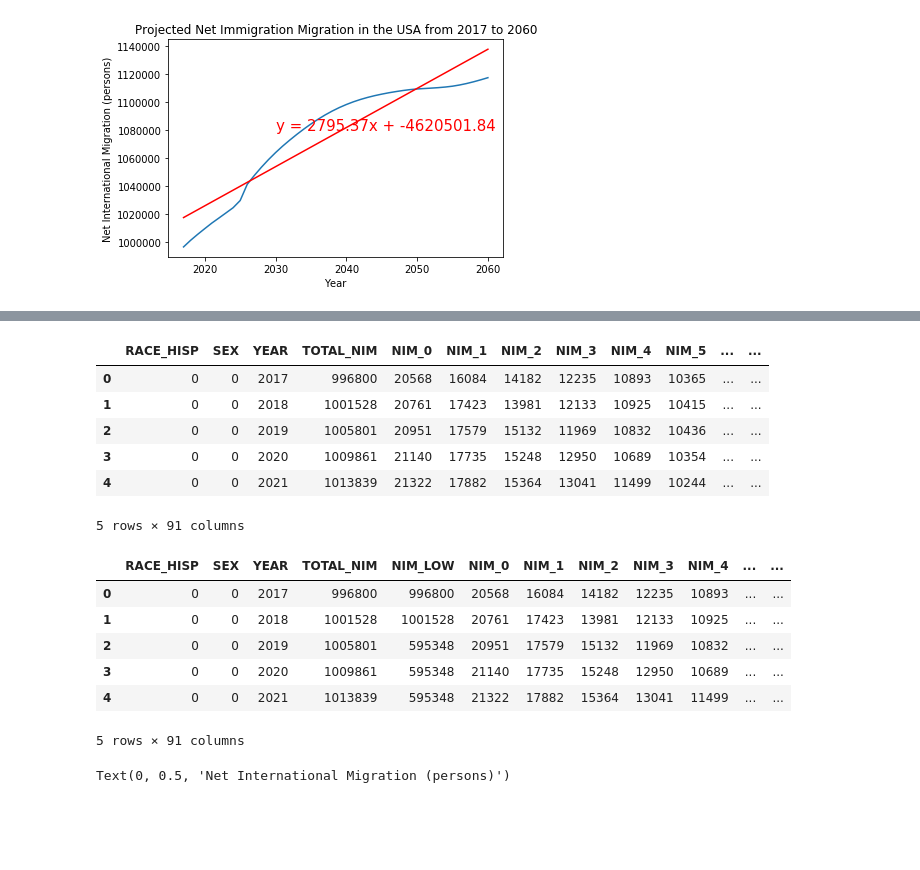
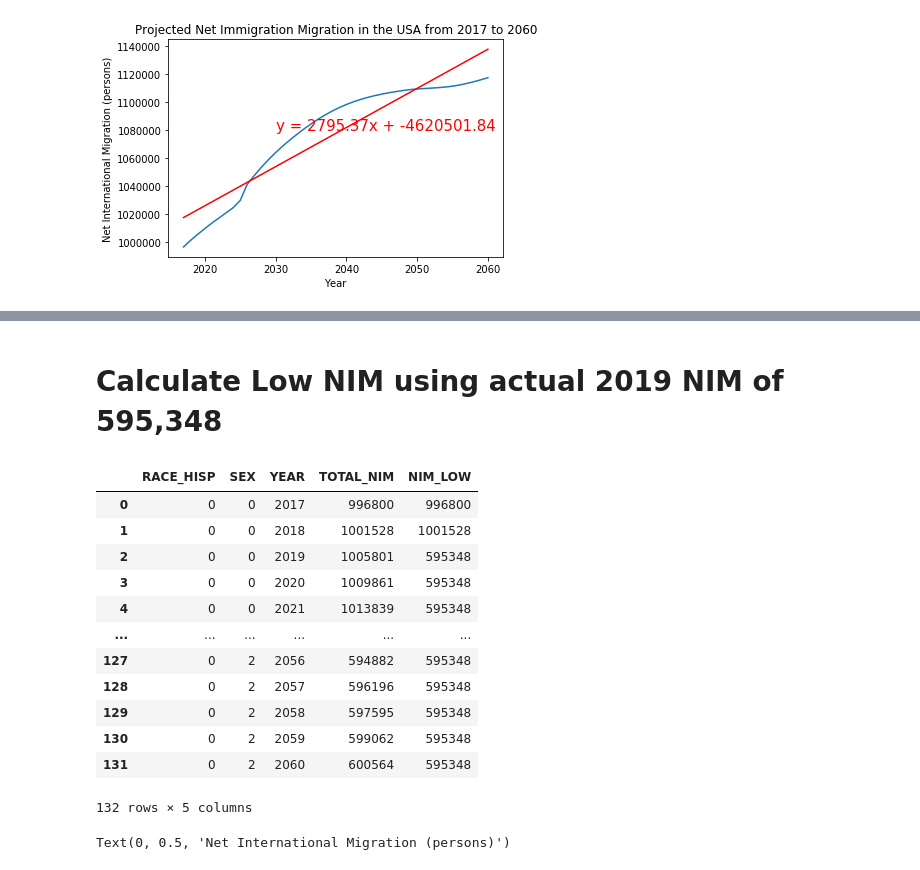
Before and after one commit to plowden/project-1-group-6, a Jupyter notebook: Net International Migration.ipynb, the cells around one changed output, grey strips where cells are left out. Cells and saved outputs as stored; diff of their text form; code cells hidden in the pictures; blank space fills up the shorter version.

```diff
--- a/Net International Migration.ipynb
+++ b/Net International Migration.ipynb
@@ -77,41 +196,31 @@ The r-squared is: 0.936023542745225
+# %% [markdown]
+# Calculate Low NIM using actual 2019 NIM of 595,348
 # %%
-# create new column with low NIM projected rates by freezing real-time
+# first, create new df for low NIM and filter to show all races
+low_nim_df = nim_df.loc[(nim_df['RACE_HISP'] == 0),:]
+low_nim_df
+
+# second, create new column with low NIM projected rates by freezing real-time
 # 2019 NIM rates of 595,348 for all years from 2019 to 2060. NIM rates for
 # before 2019 to be the same as historical rates.
-nim_df_mf['NIM_LOW'] = np.where(nim_df_mf['YEAR']>2018, 595348, nim_df_mf['TOTAL_NIM'])
-nim_df_mf.head()
+low_nim_df['NIM_LOW'] = np.where(low_nim_df['YEAR']>2018, 595348, low_nim_df['TOTAL_NIM'])
+low_nim_df.head()
+
+# remove unnecessary columns
+low_nim_df = low_nim_df[['RACE_HISP', 'SEX', 'YEAR', 'TOTAL_NIM','NIM_LOW']]
+low_nim_df
 # %% [output]
-|  | RACE_HISP | SEX | YEAR | TOTAL_NIM | NIM_0 | NIM_1 | NIM_2 | NIM_3 | NIM_4 | NIM_5 | ... | ... |
-| 0 | 0 | 0 | 2017 | 996800 | 20568 | 16084 | 14182 | 12235 | 10893 | 10365 | ... | ... |
-| 1 | 0 | 0 | 2018 | 1001528 | 20761 | 17423 | 13981 | 12133 | 10925 | 10415 | ... | ... |
-| 2 | 0 | 0 | 2019 | 1005801 | 20951 | 17579 | 15132 | 11969 | 10832 | 10436 | ... | ... |
-| 3 | 0 | 0 | 2020 | 1009861 | 21140 | 17735 | 15248 | 12950 | 10689 | 10354 | ... | ... |
-| 4 | 0 | 0 | 2021 | 1013839 | 21322 | 17882 | 15364 | 13041 | 11499 | 10244 | ... | ... |
+|  | RACE_HISP | SEX | YEAR | TOTAL_NIM | NIM_LOW |
+| 0 | 0 | 0 | 2017 | 996800 | 996800 |
+| 1 | 0 | 0 | 2018 | 1001528 | 1001528 |
+| 2 | 0 | 0 | 2019 | 1005801 | 595348 |
+| 3 | 0 | 0 | 2020 | 1009861 | 595348 |
+| 4 | 0 | 0 | 2021 | 1013839 | 595348 |
+| ... | ... | ... | ... | ... | ... |
+| 127 | 0 | 2 | 2056 | 594882 | 595348 |
+| 128 | 0 | 2 | 2057 | 596196 | 595348 |
+| 129 | 0 | 2 | 2058 | 597595 | 595348 |
+| 130 | 0 | 2 | 2059 | 599062 | 595348 |
+| 131 | 0 | 2 | 2060 | 600564 | 595348 |
-5 rows × 91 columns
+132 rows × 5 columns
-# %%
-# reorganize columns
-nim_df_mf.columns
-
-nim_df_mf = nim_df_mf[['RACE_HISP', 'SEX', 'YEAR', 'TOTAL_NIM','NIM_LOW', 'NIM_0', 'NIM_1', 'NIM_2',
-       'NIM_3', 'NIM_4', 'NIM_5', 'NIM_6', 'NIM_7', 'NIM_8', 'NIM_9', 'NIM_10',
-       'NIM_11', 'NIM_12', 'NIM_13', 'NIM_14', 'NIM_15', 'NIM_16', 'NIM_17',
-       'NIM_18', 'NIM_19', 'NIM_20', 'NIM_21', 'NIM_22', 'NIM_23', 'NIM_24',
-       'NIM_25', 'NIM_26', 'NIM_27', 'NIM_28', 'NIM_29', 'NIM_30', 'NIM_31',
-       'NIM_32', 'NIM_33', 'NIM_34', 'NIM_35', 'NIM_36', 'NIM_37', 'NIM_38',
-       'NIM_39', 'NIM_40', 'NIM_41', 'NIM_42', 'NIM_43', 'NIM_44', 'NIM_45',
-       'NIM_46', 'NIM_47', 'NIM_48', 'NIM_49', 'NIM_50', 'NIM_51', 'NIM_52',
-       'NIM_53', 'NIM_54', 'NIM_55', 'NIM_56', 'NIM_57', 'NIM_58', 'NIM_59',
-       'NIM_60', 'NIM_61', 'NIM_62', 'NIM_63', 'NIM_64', 'NIM_65', 'NIM_66',
-       'NIM_67', 'NIM_68', 'NIM_69', 'NIM_70', 'NIM_71', 'NIM_72', 'NIM_73',
-       'NIM_74', 'NIM_75', 'NIM_76', 'NIM_77', 'NIM_78', 'NIM_79', 'NIM_80',
-       'NIM_81', 'NIM_82', 'NIM_83', 'NIM_84', 'NIM_85']]
-nim_df_mf.head()
-# %% [output]
-|  | RACE_HISP | SEX | YEAR | TOTAL_NIM | NIM_LOW | NIM_0 | NIM_1 | NIM_2 | NIM_3 | NIM_4 | ... | ... |
-| 0 | 0 | 0 | 2017 | 996800 | 996800 | 20568 | 16084 | 14182 | 12235 | 10893 | ... | ... |
-| 1 | 0 | 0 | 2018 | 1001528 | 1001528 | 20761 | 17423 | 13981 | 12133 | 10925 | ... | ... |
-| 2 | 0 | 0 | 2019 | 1005801 | 595348 | 20951 | 17579 | 15132 | 11969 | 10832 | ... | ... |
-| 3 | 0 | 0 | 2020 | 1009861 | 595348 | 21140 | 17735 | 15248 | 12950 | 10689 | ... | ... |
-| 4 | 0 | 0 | 2021 | 1013839 | 595348 | 21322 | 17882 | 15364 | 13041 | 11499 | ... | ... |
-5 rows × 91 columns
 # %%
```
Also changed, not shown: parts of 14 cells of this notebook.
